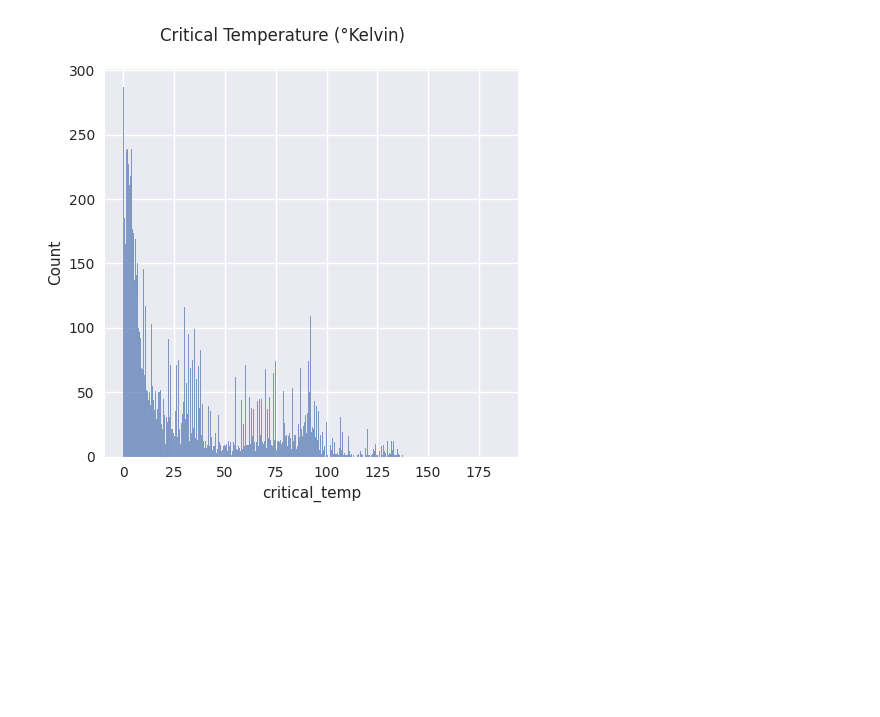
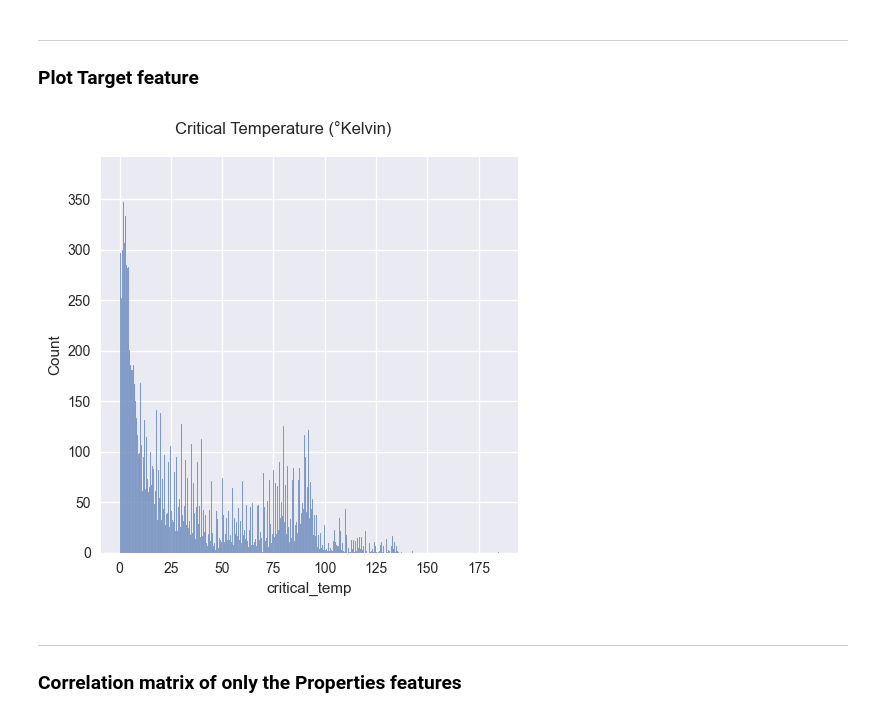
Before and after one commit to RiccardoEvangelisti/Critical-temperature-of-superconductors, a Jupyter notebook: 0_Data_Exploration.ipynb, the cells around one changed output. Cells and saved outputs as stored; diff of their text form; code cells hidden in the pictures; blank space fills up the shorter version.

```diff
--- a/0_Data_Exploration.ipynb
+++ b/0_Data_Exploration.ipynb
@@ -129,8 +87,13 @@ None
+# %% [markdown]
+---
+### Plot Target feature
 # %%
-# Plot Target feature
-sns.displot(df["critical_temp"], bins=700).figure.suptitle("Critical Temperature (°Kelvin)")
+sns.displot(df["critical_temp"], bins=500).figure.suptitle("Critical Temperature (°Kelvin)")
 plt.tight_layout()
 plt.show()
 # %% [output]
-[figure, old version]
+[figure, new version]
+# %% [markdown]
+---
+### Correlation matrix of only the Properties features
 # %%
```
Also changed, not shown: parts of 14 cells of this notebook, 2 other files.
